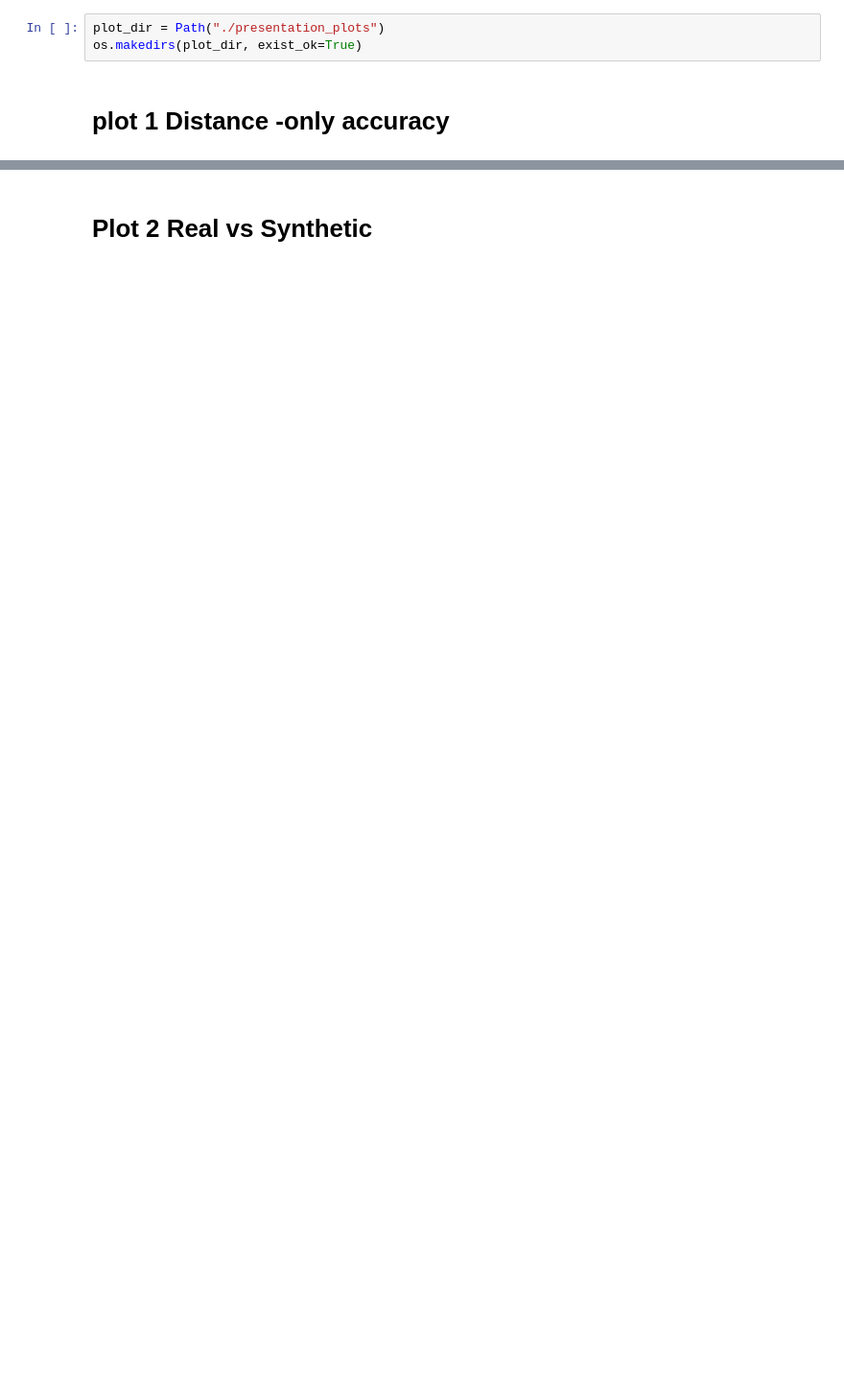
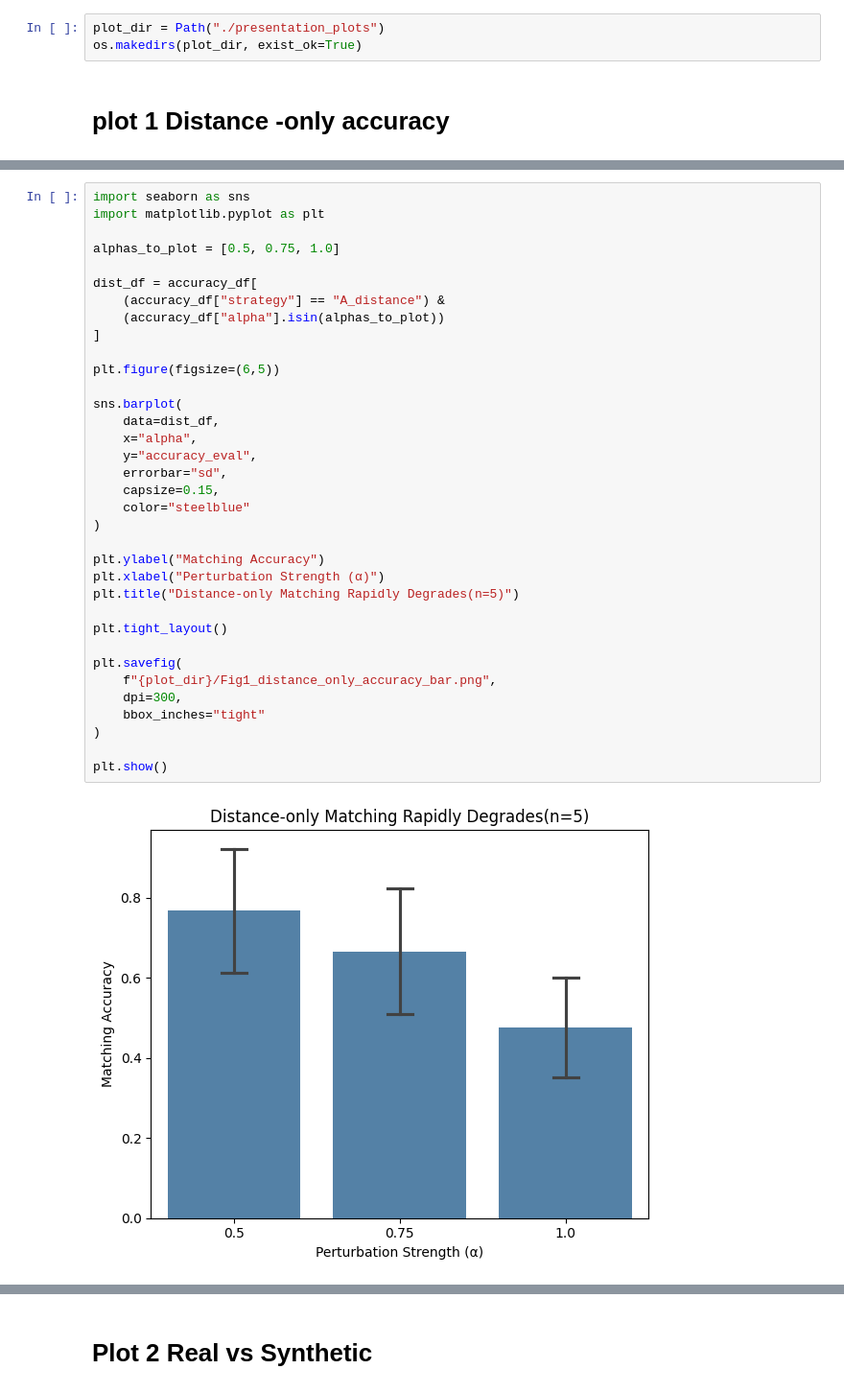
Before and after one commit to yoshiakiyam/HINGE-Histology-and-gene-guided-cell-matching-ensemble, a Jupyter notebook: 6_presentation_plots.ipynb, the cells around one changed output, grey strips where cells are left out. Shown at 96% size. Cells and saved outputs as stored; diff of their text form; blank space fills up the shorter version.

```diff
--- a/6_presentation_plots.ipynb
+++ b/6_presentation_plots.ipynb
@@ -165,0 +186,37 @@ plt.savefig(
+# %%
+import seaborn as sns
+import matplotlib.pyplot as plt
+
+alphas_to_plot = [0.5, 0.75, 1.0]
+
+dist_df = accuracy_df[
+    (accuracy_df["strategy"] == "A_distance") &
+    (accuracy_df["alpha"].isin(alphas_to_plot))
+]
+
+plt.figure(figsize=(6,5))
+
+sns.barplot(
+    data=dist_df,
+    x="alpha",
+    y="accuracy_eval",
+    errorbar="sd",
+    capsize=0.15,
+    color="steelblue"
+)
+
+plt.ylabel("Matching Accuracy")
+plt.xlabel("Perturbation Strength (α)")
+plt.title("Distance-only Matching Rapidly Degrades(n=5)")
+
+plt.tight_layout()
+
+plt.savefig(
+    f"{plot_dir}/Fig1_distance_only_accuracy_bar.png",
+    dpi=300,
+    bbox_inches="tight"
+)
+
+plt.show()
+# %% [output]
+[figure, added]
```
Also changed, not shown: parts of 20 cells of this notebook.
